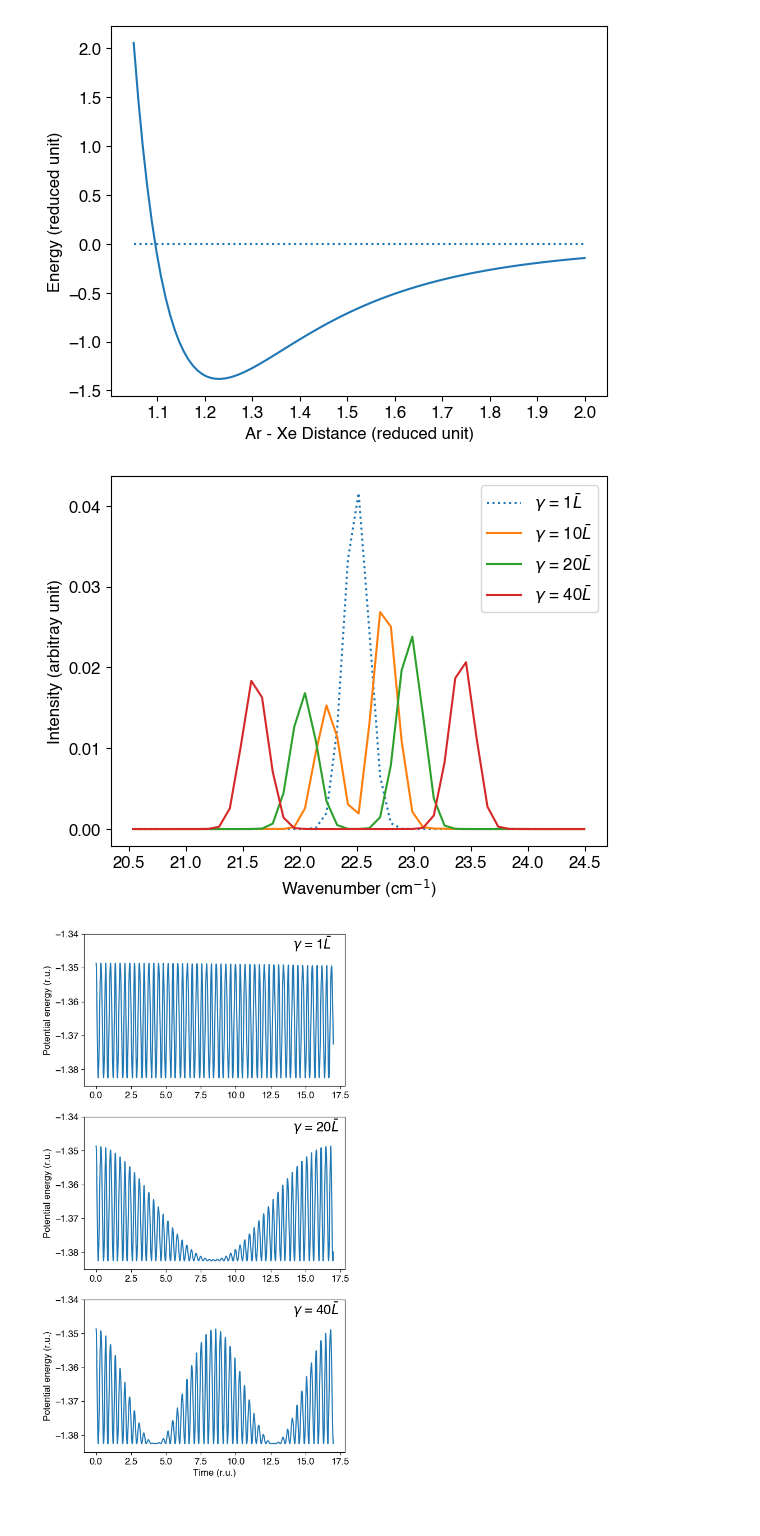
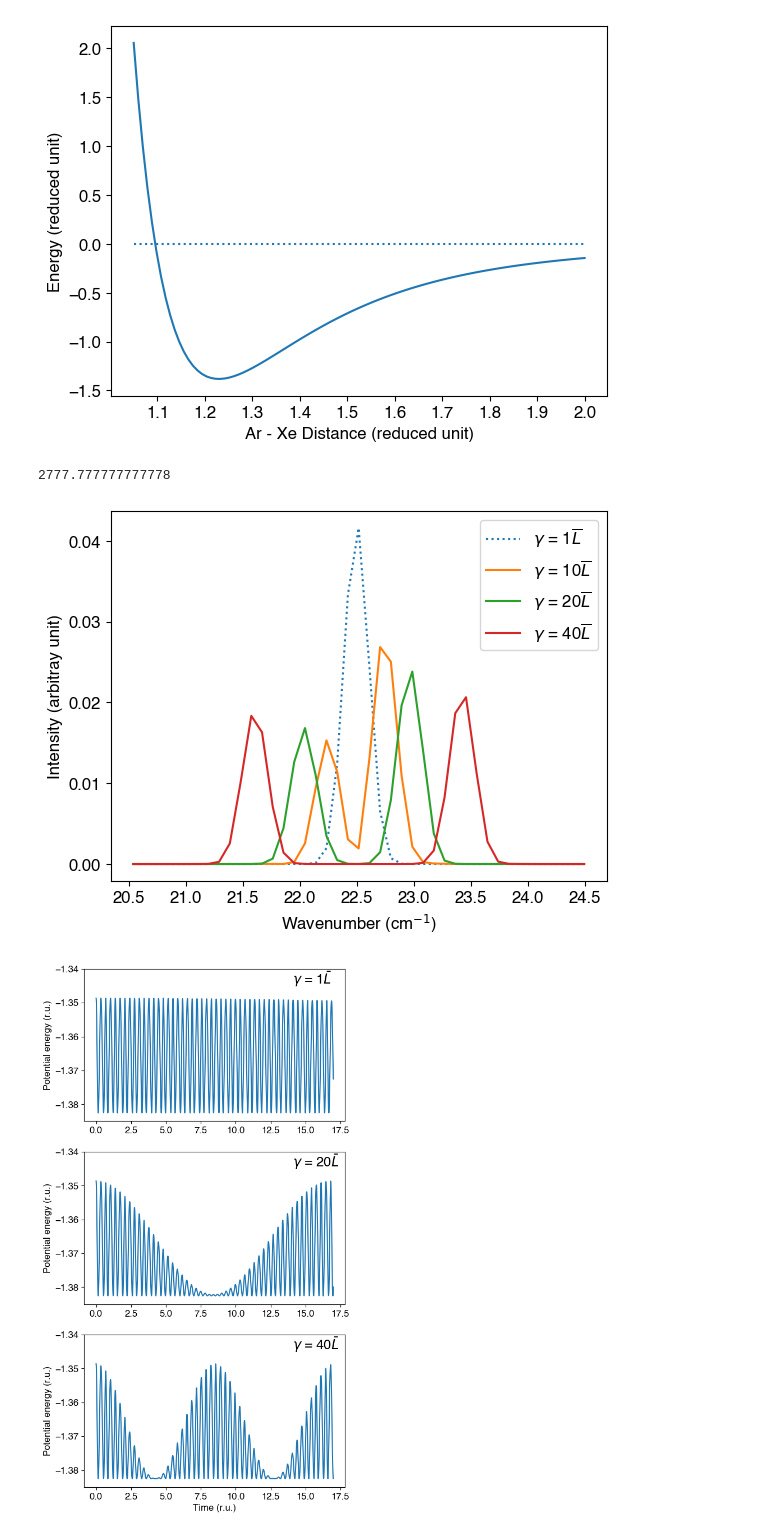
Before and after one commit to RibeiroGroup/Molecular-Dynamics-for-CIS, a Jupyter notebook: src/polariton.ipynb, the cells around one changed output. Saved outputs shown, nothing was run; the diff lists cells and outputs as text; code cells hidden in the pictures.

Commit message:
plot

```diff
--- a/src/polariton.ipynb
+++ b/src/polariton.ipynb
@@ -231,6 +229,10 @@ for i, ct in enumerate([1, 10,20,40]):
         max_steps = 10000, verbose = False)
 
     single_mode_result_dict.update({ct: rd})
+# %%
+(40000/12)*(2500/3000)
+# %% [output]
+2777.777777777778
 # %%
 import importlib
 spectra_utils = importlib.reload(spectra_utils)
@@ -249,36 +251,36 @@ for ct, rd in single_mode_result_dict.items():
     wn = wn[(wn < 24.5) * (wn > 20.5)]
 
     ax.plot(
-        wn, ir, label = r"$\gamma$ = {}".format(ct) + r"$\bar{L}$",
+        wn, ir, label = r"$\gamma$ = {}".format(ct) + r"$\overline{L}$",
         linestyle = 'dotted' if ct == 1 else None
     )
 
 """
 for ct, rd in multimode_result_dict.items():
 
     dipole_spectra = spectra_utils.DipoleSpectra(
         dtps = 1e-2, convert_function = {'time': red.convert_time})
     dipole_spectra.add_result_dict(rd)
     wn, ir = dipole_spectra()
 
     ir = np.sum(ir, axis = 0)
     ir = ir[(wn < 27) * (wn > 18)]
     wn = wn[(wn < 27) * (wn > 18)]
 
     ax[1].plot(
         wn, ir, label = r"$\gamma$ = {}L".format(ct),
         linestyle = 'dotted' if ct == 1 else None
     )
 """
 
 ax.set_xlabel(r'Wavenumber (cm$^{-1}$)')
 ax.set_ylabel('Intensity (arbitray unit)')
 #ax[1].set_ylabel('Intensity (arbitray unit)')
 ax.legend()
 
 fig.savefig('figure/manuscript/polariton.jpeg',dpi=600, bbox_inches = 'tight')
 # %% [output]
-[figure, old version]
+[figure, new version]
 # %%
 fig, ax = plt.subplots(3, figsize = (6,12))
 
```
Also changed, not shown: parts of 1 cell of this notebook, 5 other files.
